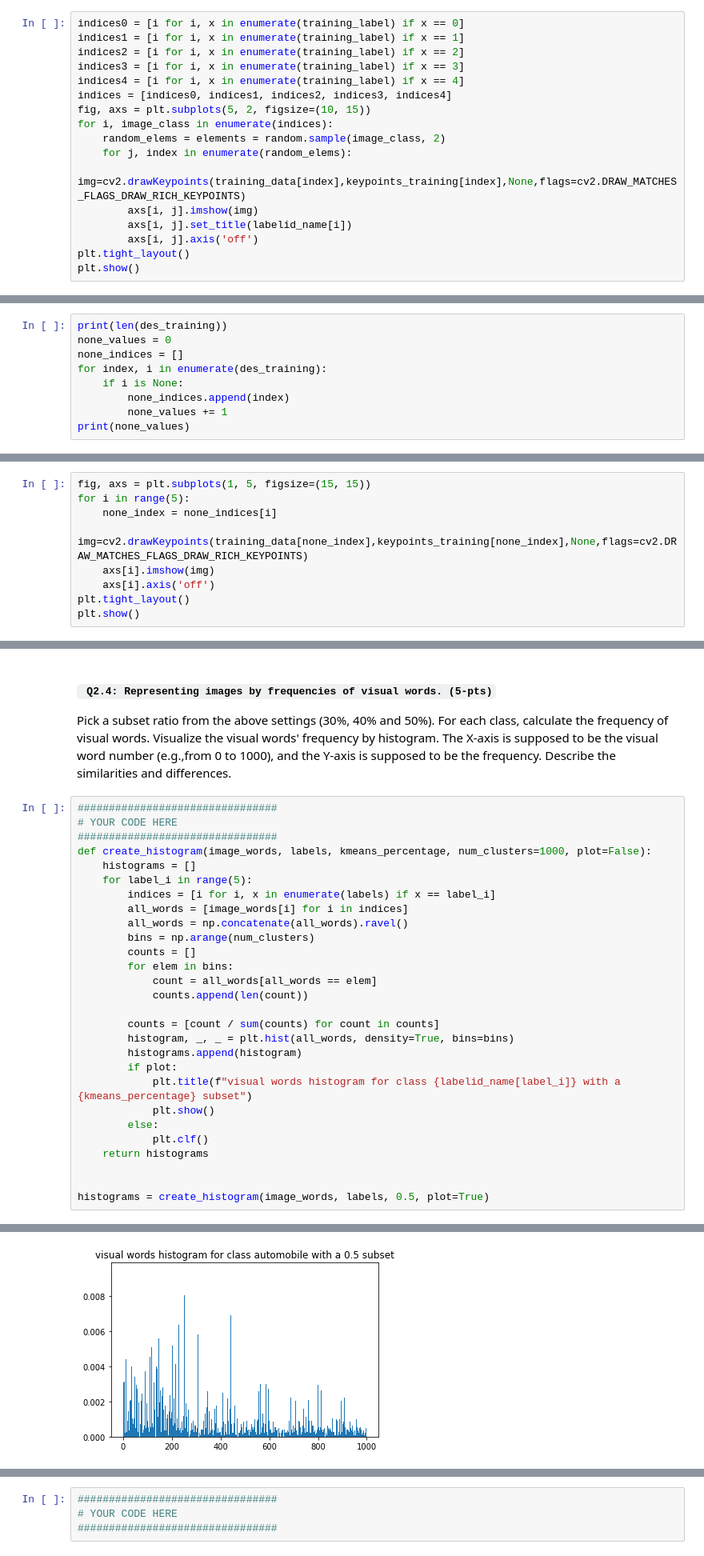
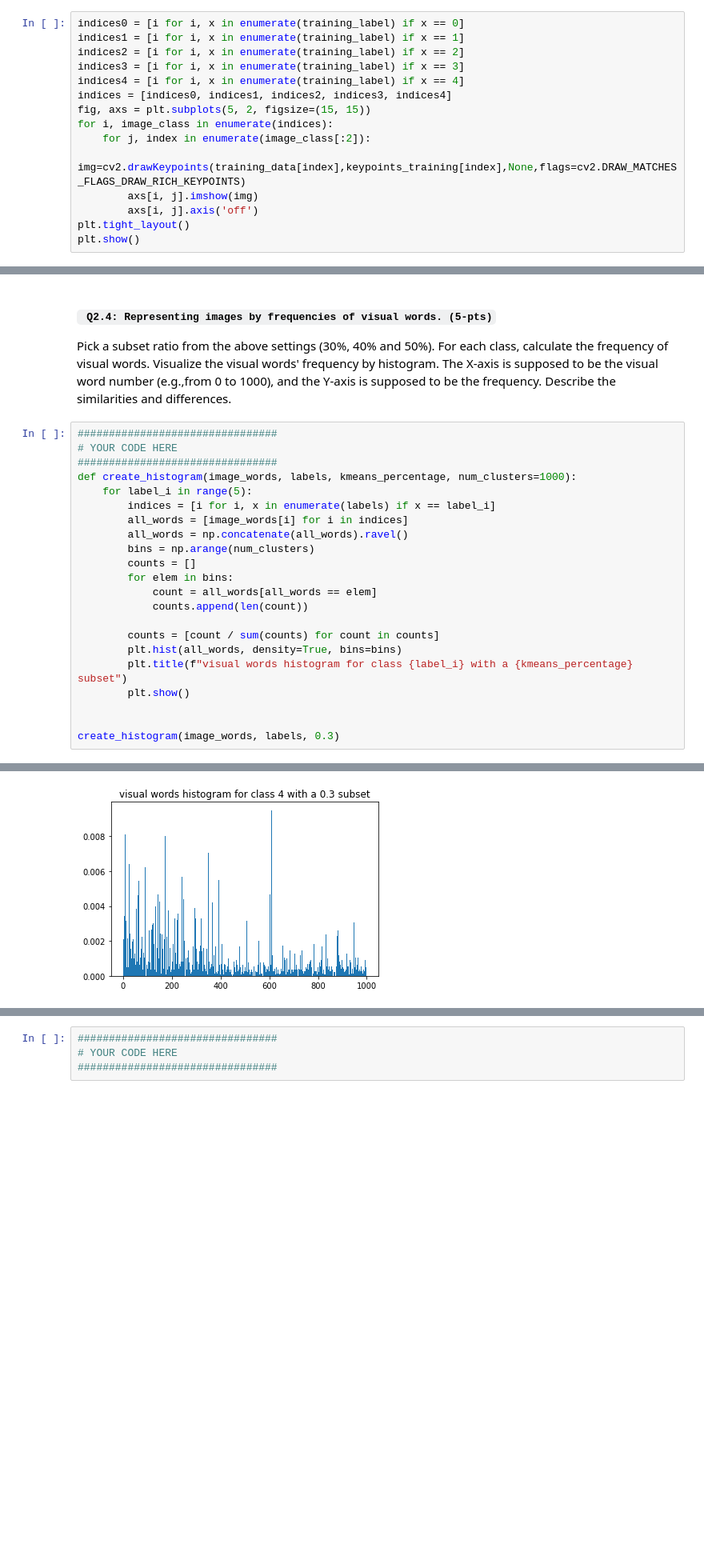
Before and after one commit to karim-abdel/ComputerVision_1, a Jupyter notebook: Final Lab/CV1 Final Lab Pt1.ipynb, the cells around one changed output, grey strips where cells are left out. Shown at 80% size. Saved outputs shown, nothing was run; the diff lists cells and outputs as text; blank space fills up the shorter version.

```diff
--- a/Final Lab/CV1 Final Lab Pt1.ipynb
+++ b/Final Lab/CV1 Final Lab Pt1.ipynb
@@ -162,13 +158,11 @@ indices2 = [i for i, x in enumerate(training_label) if x == 2]
 indices3 = [i for i, x in enumerate(training_label) if x == 3]
 indices4 = [i for i, x in enumerate(training_label) if x == 4]
 indices = [indices0, indices1, indices2, indices3, indices4]
-fig, axs = plt.subplots(5, 2, figsize=(10, 15))
+fig, axs = plt.subplots(5, 2, figsize=(15, 15))
 for i, image_class in enumerate(indices):
-    random_elems = elements = random.sample(image_class, 2)
-    for j, index in enumerate(random_elems):
+    for j, index in enumerate(image_class[:2]):
         img=cv2.drawKeypoints(training_data[index],keypoints_training[index],None,flags=cv2.DRAW_MATCHES_FLAGS_DRAW_RICH_KEYPOINTS)
         axs[i, j].imshow(img)
-        axs[i, j].set_title(labelid_name[i])
         axs[i, j].axis('off')
 plt.tight_layout()
 plt.show()
@@ -177,9 +170,0 @@ plt.show()
-# %%
-print(len(des_training))
-none_values = 0
-none_indices = []
-for index, i in enumerate(des_training):
-    if i is None:
-        none_indices.append(index)
-        none_values += 1
-print(none_values)
@@ -189,9 +170,0 @@ print(none_values)
-# %%
-fig, axs = plt.subplots(1, 5, figsize=(15, 15))
-for i in range(5):
-    none_index = none_indices[i]
-    img=cv2.drawKeypoints(training_data[none_index],keypoints_training[none_index],None,flags=cv2.DRAW_MATCHES_FLAGS_DRAW_RICH_KEYPOINTS)
-    axs[i].imshow(img)
-    axs[i].axis('off')
-plt.tight_layout()
-plt.show()
@@ -289,8 +261,7 @@ Pick a subset ratio from the above settings (30%, 40% and 50%). For each class,
 ################################
 # YOUR CODE HERE
 ################################
-def create_histogram(image_words, labels, kmeans_percentage, num_clusters=1000, plot=False):
-    histograms = []
+def create_histogram(image_words, labels, kmeans_percentage, num_clusters=1000):
     for label_i in range(5):
         indices = [i for i, x in enumerate(labels) if x == label_i]
         all_words = [image_words[i] for i in indices]
@@ -302,15 +273,10 @@ def create_histogram(image_words, labels, kmeans_percentage, num_clusters=1000,
             counts.append(len(count))
 
         counts = [count / sum(counts) for count in counts]
-        histogram, _, _ = plt.hist(all_words, density=True, bins=bins)
-        histograms.append(histogram)
-        if plot:
-            plt.title(f"visual words histogram for class {labelid_name[label_i]} with a {kmeans_percentage} subset")
-            plt.show()
-        else:
-            plt.clf()
-    return histograms
+        plt.hist(all_words, density=True, bins=bins)
+        plt.title(f"visual words histogram for class {label_i} with a {kmeans_percentage} subset")
+        plt.show()
 
 
-histograms = create_histogram(image_words, labels, 0.5, plot=True)
+create_histogram(image_words, labels, 0.3)
 # %% [output]
@@ -321 +287 @@ histograms = create_histogram(image_words, labels, 0.5, plot=True)
-[figure, old version]
+[figure, new version]
```
Also changed, not shown: parts of 11 cells of this notebook, 12 other files.
